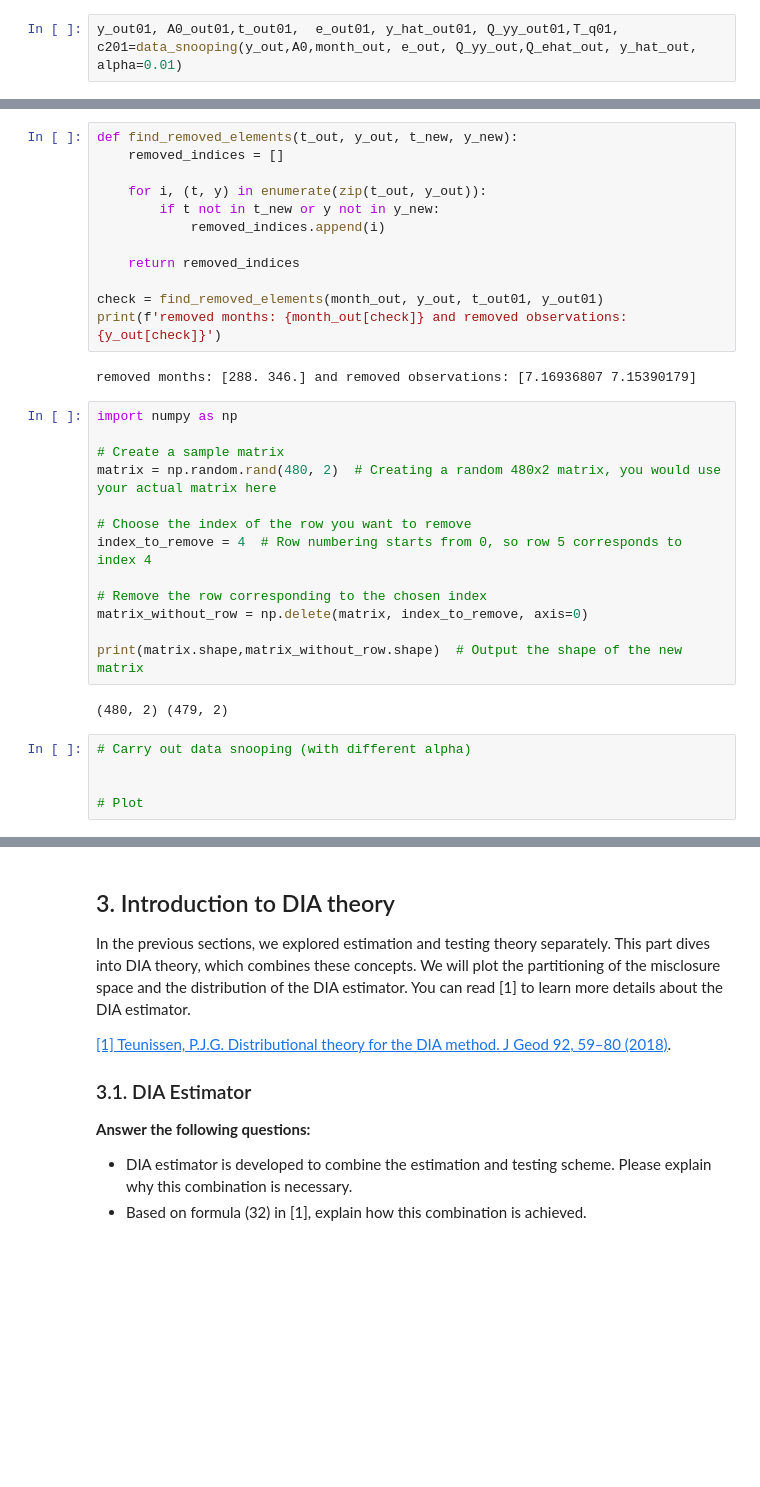
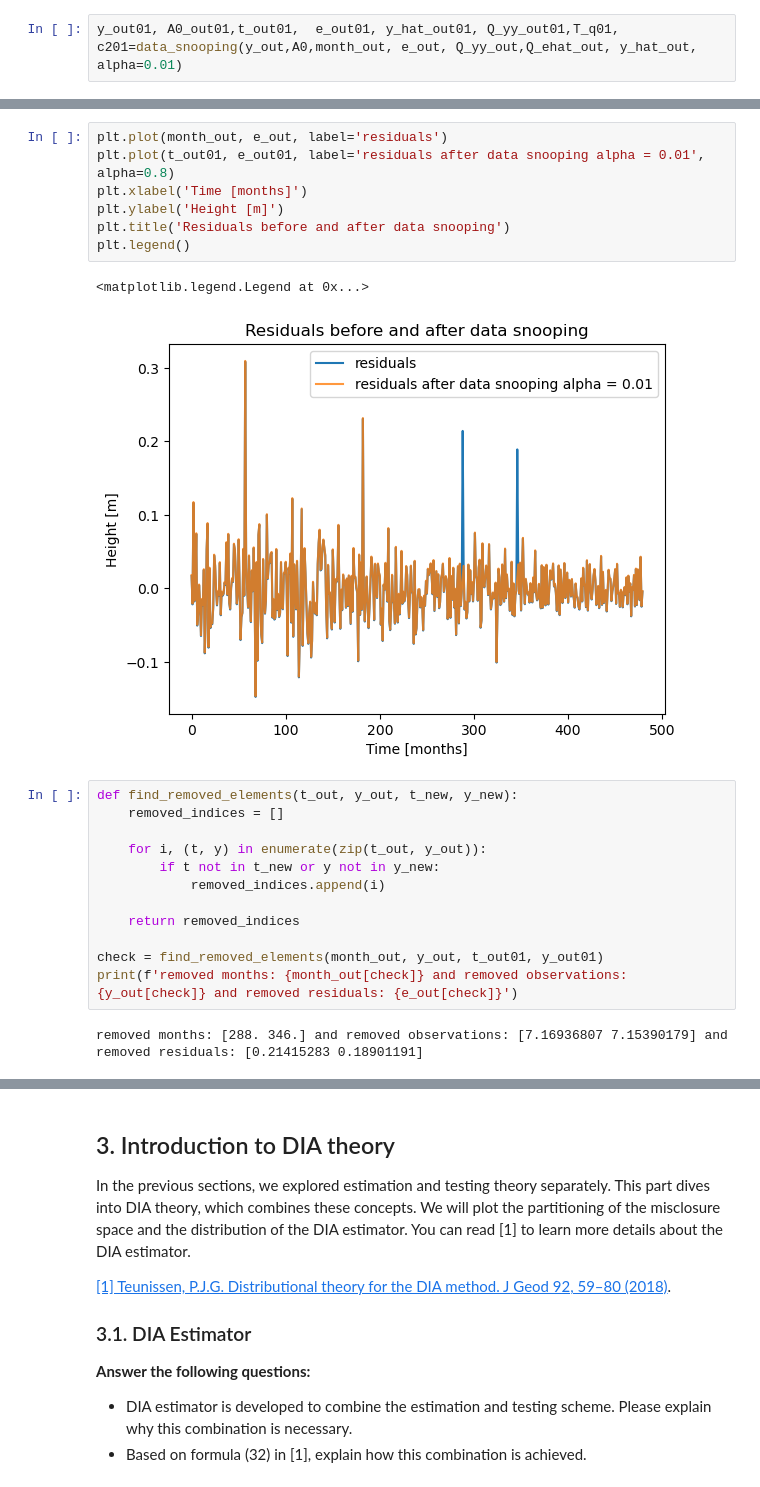
Before and after one commit to ICSlingerland/Geo-Data-Analysis, a Jupyter notebook: Unit-HoekvanHolland/Notebook 1.ipynb, the cells around one changed output, grey strips where cells are left out. Cells and saved outputs as stored; diff of their text form; blank space fills up the shorter version.

```diff
--- a/Unit-HoekvanHolland/Notebook 1.ipynb
+++ b/Unit-HoekvanHolland/Notebook 1.ipynb
@@ -939,3 +922,13 @@ array([ 1.79306640e-02, -2.06660407e-02,  1.17424203e-01, -1.67107853e-02,
+# %%
+plt.plot(month_out, e_out, label='residuals')
+plt.plot(t_out01, e_out01, label='residuals after data snooping alpha = 0.01', alpha=0.8)
+plt.xlabel('Time [months]')
+plt.ylabel('Height [m]')
+plt.title('Residuals before and after data snooping')
+plt.legend()
+# %% [output]
+<matplotlib.legend.Legend at 0x...>
+[figure, added]
 # %%
 def find_removed_elements(t_out, y_out, t_new, y_new):
     removed_indices = []
@@ -947,26 +940,6 @@ def find_removed_elements(t_out, y_out, t_new, y_new):
     return removed_indices
 
 check = find_removed_elements(month_out, y_out, t_out01, y_out01)
-print(f'removed months: {month_out[check]} and removed observations: {y_out[check]}')
+print(f'removed months: {month_out[check]} and removed observations: {y_out[check]} and removed residuals: {e_out[check]}')
 # %% [output]
-removed months: [288. 346.] and removed observations: [7.16936807 7.15390179]
+removed months: [288. 346.] and removed observations: [7.16936807 7.15390179] and removed residuals: [0.21415283 0.18901191]
-# %%
-import numpy as np
-
-# Create a sample matrix
-matrix = np.random.rand(480, 2)  # Creating a random 480x2 matrix, you would use your actual matrix here
-
-# Choose the index of the row you want to remove
-index_to_remove = 4  # Row numbering starts from 0, so row 5 corresponds to index 4
-
-# Remove the row corresponding to the chosen index
-matrix_without_row = np.delete(matrix, index_to_remove, axis=0)
-
-print(matrix.shape,matrix_without_row.shape)  # Output the shape of the new matrix
-# %% [output]
-(480, 2) (479, 2)
-# %%
-# Carry out data snooping (with different alpha)
-
-
-# Plot
```
Also changed, not shown: parts of 3 cells of this notebook.
